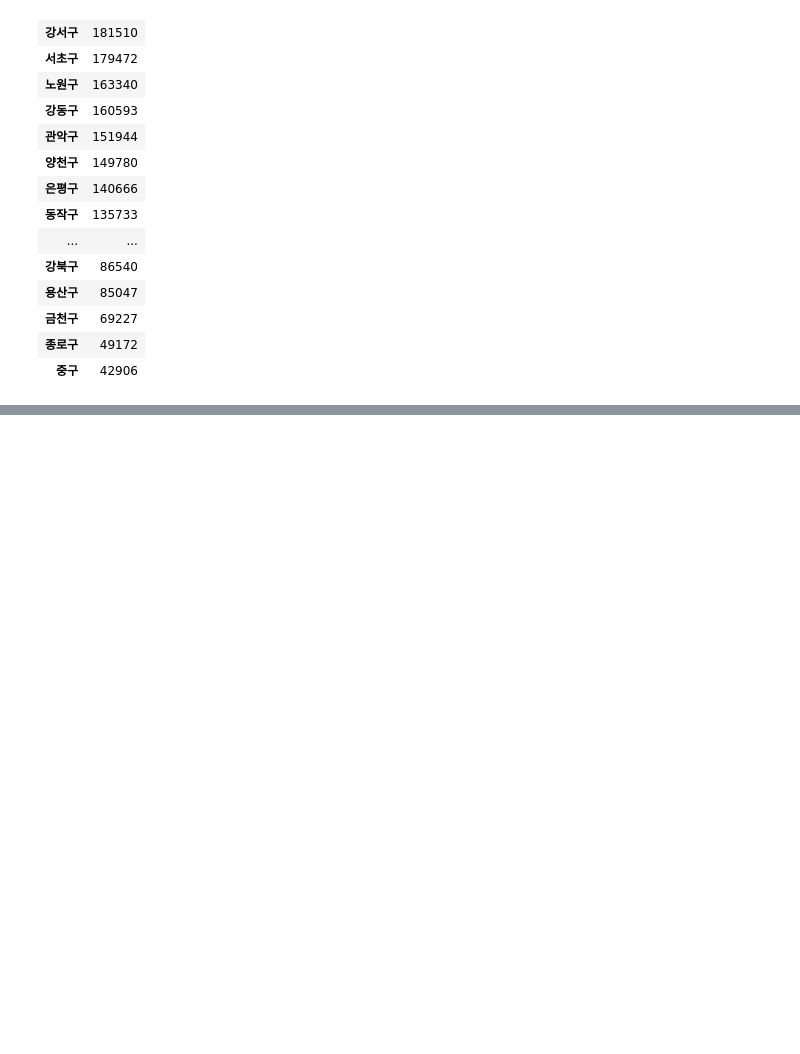
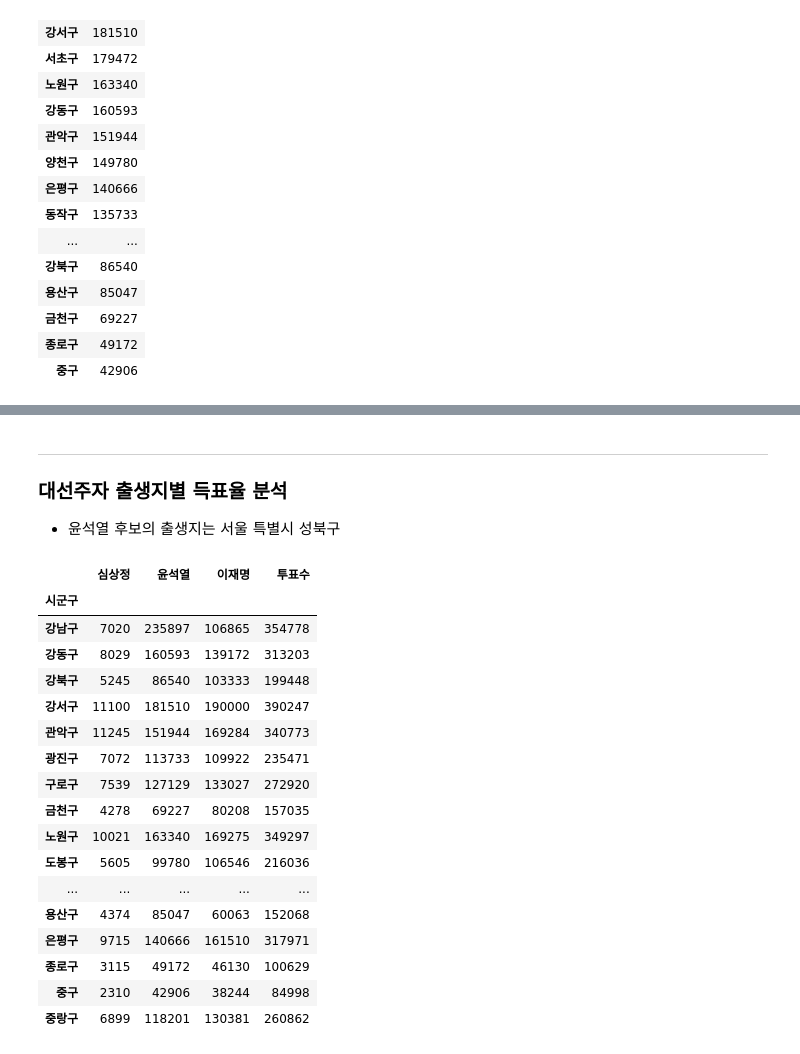
Before and after one commit to cutieseul/Python, a Jupyter notebook: 3.DataAnalysis/Note/12.대선자료시각화.ipynb, the cells around one changed output, grey strips where cells are left out. Cells and saved outputs as stored; diff of their text form; code cells hidden in the pictures; blank space fills up the shorter version.

```diff
--- a/3.DataAnalysis/Note/12.대선자료시각화.ipynb
+++ b/3.DataAnalysis/Note/12.대선자료시각화.ipynb
@@ -291,0 +291,27 @@ plt.show()
+# %% [markdown]
+---
+### 대선주자 출생지별 득표율 분석
+- 윤석열 후보의 출생지는 서울 특별시 성북구
+# %%
+서울
+서울_시군구 = 서울.pivot_table(['윤석열','이재명','심상정','투표수'], index='시군구', aggfunc=sum)
+서울_시군구
+# %% [output]
+|  | 심상정 | 윤석열 | 이재명 | 투표수 |
+| 시군구 |  |  |  |  |
+| 강남구 | 7020 | 235897 | 106865 | 354778 |
+| 강동구 | 8029 | 160593 | 139172 | 313203 |
+| 강북구 | 5245 | 86540 | 103333 | 199448 |
+| 강서구 | 11100 | 181510 | 190000 | 390247 |
+| 관악구 | 11245 | 151944 | 169284 | 340773 |
+| 광진구 | 7072 | 113733 | 109922 | 235471 |
+| 구로구 | 7539 | 127129 | 133027 | 272920 |
+| 금천구 | 4278 | 69227 | 80208 | 157035 |
+| 노원구 | 10021 | 163340 | 169275 | 349297 |
+| 도봉구 | 5605 | 99780 | 106546 | 216036 |
+| ... | ... | ... | ... | ... |
+| 용산구 | 4374 | 85047 | 60063 | 152068 |
+| 은평구 | 9715 | 140666 | 161510 | 317971 |
+| 종로구 | 3115 | 49172 | 46130 | 100629 |
+| 중구 | 2310 | 42906 | 38244 | 84998 |
+| 중랑구 | 6899 | 118201 | 130381 | 260862 |
```
Also changed, not shown: parts of 15 cells of this notebook, 5 other files.
